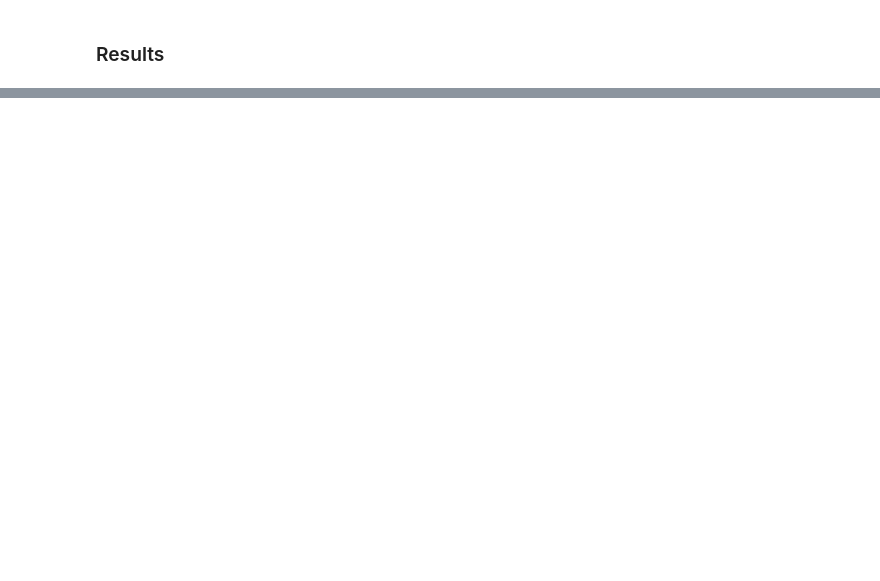
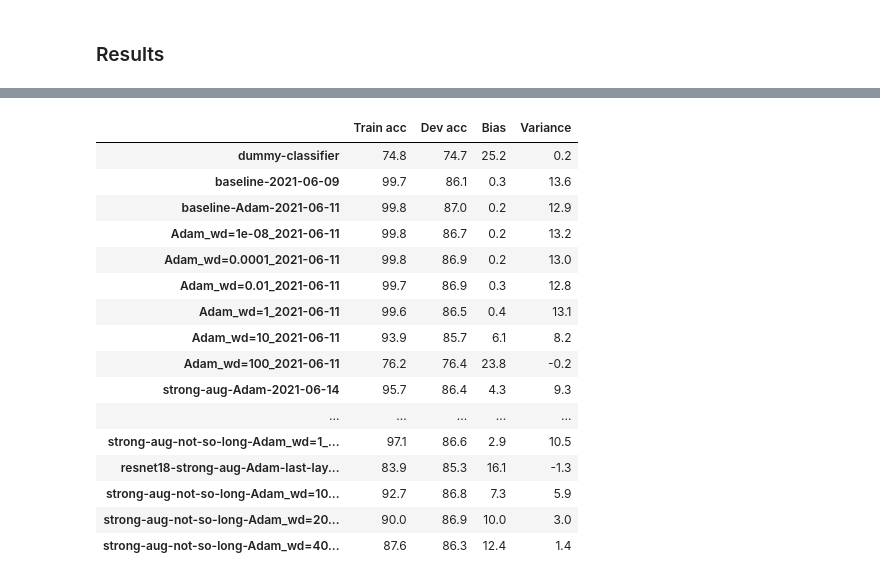
Before and after one commit to GeorgeBatch/cocoapi, a Jupyter notebook: notebooks/5-plot-and-save-learning-curves.ipynb, the cells around one changed output, grey strips where cells are left out. Drawn from its saved outputs; the diff is of its cells as text; code cells hidden in the pictures; blank space fills up the shorter version.

```diff
--- a/notebooks/5-plot-and-save-learning-curves.ipynb
+++ b/notebooks/5-plot-and-save-learning-curves.ipynb
@@ -22,6 +22,7 @@ from tqdm.notebook import trange, tqdm
 ## Current
 # %%
 ALL_MODEL_NAMES = [
+    'baseline-2021-06-08',
     'baseline-2021-06-09',
     'baseline-Adam-2021-06-11',
 
@@ -36,7 +37,13 @@ ALL_MODEL_NAMES = [
     'strong-aug-longer-Adam-2021-06-14',
     'strong-aug-even-longer-Adam-2021-06-14',
     'strong-aug-not-so-long-Adam-2021-06-14',
-    'strong-aug-not-so-long-Adam_wd=0.01_2021-06-14'
-
+    'strong-aug-not-so-long-Adam_wd=0.01_2021-06-14',
+    'strong-aug-not-so-long-Adam_wd=0.1_2021-06-14',
+    'strong-aug-not-so-long-Adam_wd=1_2021-06-14',
+    'resnet18-strong-aug-Adam-last-layer-finetuned', # saved after deciding not to regularize last-layer fine-tuning
+    'strong-aug-not-so-long-Adam_wd=10_2021-06-14',
+    'strong-aug-not-so-long-Adam_wd=20_2021-06-14',
+    'strong-aug-not-so-long-Adam_wd=40_2021-06-14',
+    2-layer-head-2021-06-15
 ]
 # %%
@@ -184,0 +194,3 @@ print("\n### Next Step")
+# %%
+with open(f'../history/dummy-classifier.json') as f:
+    dummy = json.load(f)
@@ -184,0 +296,21 @@ print("\n### Next Step")
+# %%
+summary_df = pd.DataFrame(summary).T.round(3) * 100
+display(summary_df)
+# %% [output]
+|  | Train acc | Dev acc | Bias | Variance |
+| dummy-classifier | 74.8 | 74.7 | 25.2 | 0.2 |
+| baseline-2021-06-09 | 99.7 | 86.1 | 0.3 | 13.6 |
+| baseline-Adam-2021-06-11 | 99.8 | 87.0 | 0.2 | 12.9 |
+| Adam_wd=1e-08_2021-06-11 | 99.8 | 86.7 | 0.2 | 13.2 |
+| Adam_wd=0.0001_2021-06-11 | 99.8 | 86.9 | 0.2 | 13.0 |
+| Adam_wd=0.01_2021-06-11 | 99.7 | 86.9 | 0.3 | 12.8 |
+| Adam_wd=1_2021-06-11 | 99.6 | 86.5 | 0.4 | 13.1 |
+| Adam_wd=10_2021-06-11 | 93.9 | 85.7 | 6.1 | 8.2 |
+| Adam_wd=100_2021-06-11 | 76.2 | 76.4 | 23.8 | -0.2 |
+| strong-aug-Adam-2021-06-14 | 95.7 | 86.4 | 4.3 | 9.3 |
+| ... | ... | ... | ... | ... |
+| strong-aug-not-so-long-Adam_wd=1_... | 97.1 | 86.6 | 2.9 | 10.5 |
+| resnet18-strong-aug-Adam-last-lay... | 83.9 | 85.3 | 16.1 | -1.3 |
+| strong-aug-not-so-long-Adam_wd=10... | 92.7 | 86.8 | 7.3 | 5.9 |
+| strong-aug-not-so-long-Adam_wd=20... | 90.0 | 86.9 | 10.0 | 3.0 |
+| strong-aug-not-so-long-Adam_wd=40... | 87.6 | 86.3 | 12.4 | 1.4 |
```
Also changed, not shown: parts of 9 cells of this notebook.
